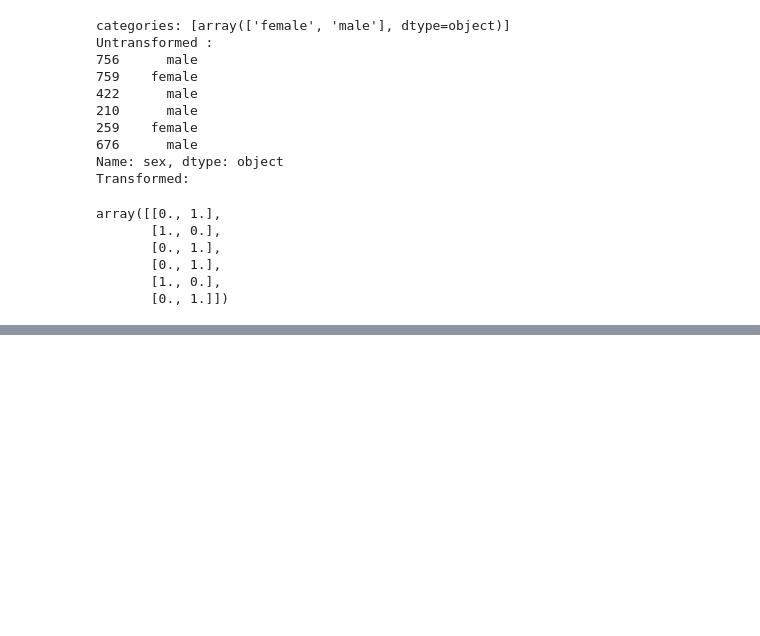
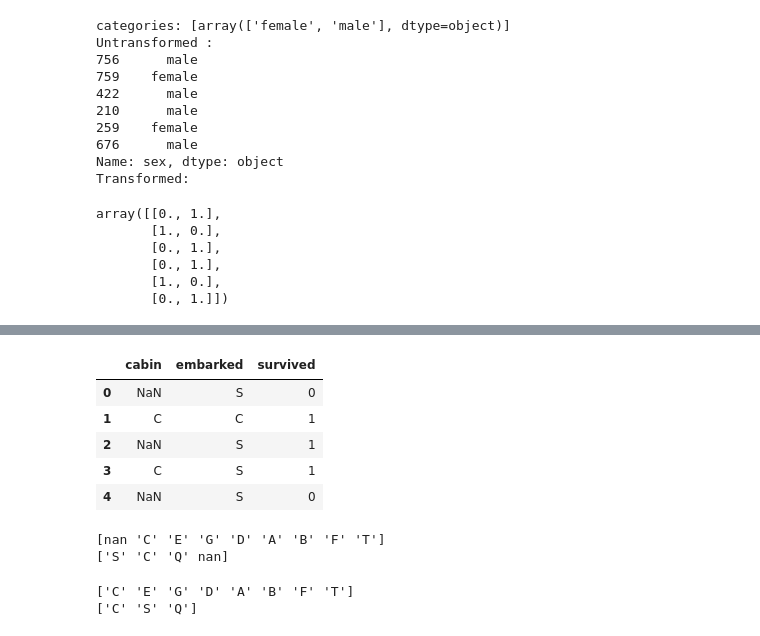
Before and after one commit to kar137/Machine-Learning-Portfolio, a Jupyter notebook: notebooks/Feature-Engineering/encoding.ipynb, the cells around one changed output, grey strips where cells are left out. Drawn from its saved outputs; the diff is of its cells as text; code cells hidden in the pictures; blank space fills up the shorter version.

```diff
--- a/notebooks/Feature-Engineering/encoding.ipynb
+++ b/notebooks/Feature-Engineering/encoding.ipynb
@@ -100,0 +115,28 @@ array([[0., 1.],
+# %%
+# taking the 1st letters from the cabin
+data['cabin']=data['cabin'].str[0]
+data.head()
+# %% [output]
+|  | cabin | embarked | survived |
+| 0 | NaN | S | 0 |
+| 1 | C | C | 1 |
+| 2 | NaN | S | 1 |
+| 3 | C | S | 1 |
+| 4 | NaN | S | 0 |
+# %%
+print(data['cabin'].unique())
+print(data['embarked'].unique())
+# %% [output]
+[nan 'C' 'E' 'G' 'D' 'A' 'B' 'F' 'T']
+['S' 'C' 'Q' nan]
+# %%
+# taking rows that are not NaN from the dataset
+
+for col in data.columns:
+    data = data[data[col].notna()]
+
+print(data['cabin'].unique())
+print(data['embarked'].unique())
+# %% [output]
+['C' 'E' 'G' 'D' 'A' 'B' 'F' 'T']
+['C' 'S' 'Q']
```
Also changed, not shown: parts of 12 cells of this notebook, 1 other file.
